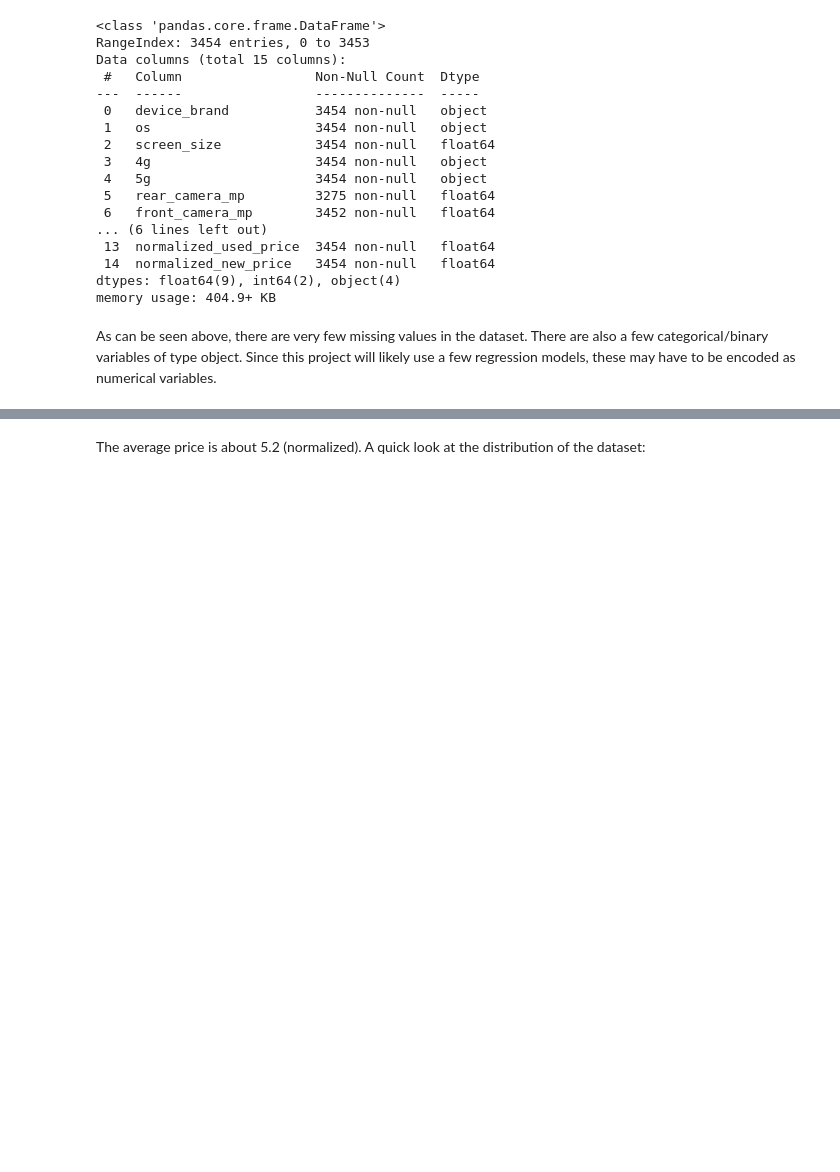
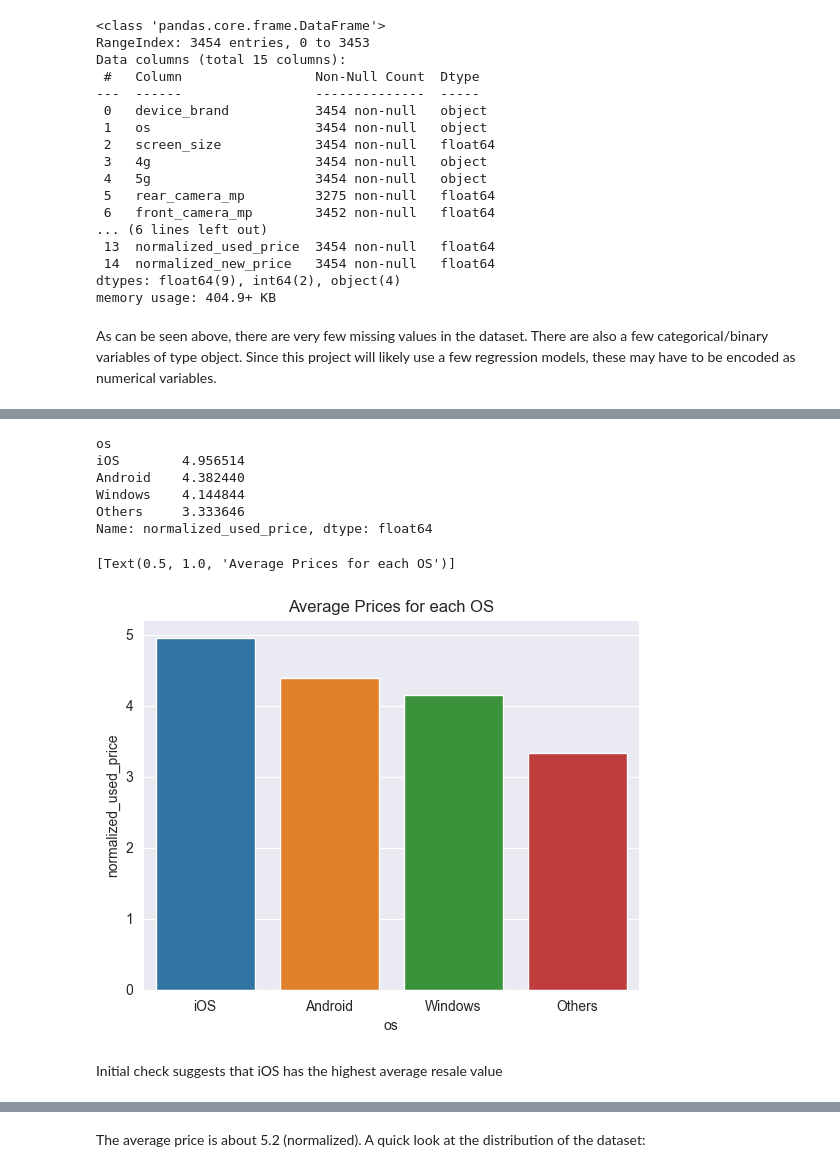
Before and after one commit to Thaps/ProjectPro, a Jupyter notebook: My Projects/ProjectPro/BigMart_Sales_Prediction/Notebooks/Exploratory Data Analysis.ipynb, the cells around one changed output, grey strips where cells are left out. Saved outputs shown, nothing was run; the diff lists cells and outputs as text; code cells hidden in the pictures; blank space fills up the shorter version.

```diff
--- a/My Projects/ProjectPro/BigMart_Sales_Prediction/Notebooks/Exploratory Data Analysis.ipynb
+++ b/My Projects/ProjectPro/BigMart_Sales_Prediction/Notebooks/Exploratory Data Analysis.ipynb
@@ -130,0 +476,20 @@ As can be seen above, there are very few missing values in the dataset. There ar
+# %%
+# Average resale value for each os
+osframe = df.groupby('os').mean('normalized_used_price')['normalized_used_price'].sort_values(ascending=False)
+
+osframe
+# %% [output]
+os
+iOS        4.956514
+Android    4.382440
+Windows    4.144844
+Others     3.333646
+Name: normalized_used_price, dtype: float64
+# %%
+# Barplot with average prices for each OS
+sns.barplot(y=osframe, x=osframe.index).set(title='Average Prices for each OS')
+# %% [output]
+[Text(0.5, 1.0, 'Average Prices for each OS')]
+[figure, added]
+# %% [markdown]
+Initial check suggests that iOS has the highest average resale value
```
Also changed, not shown: parts of 210 cells of this notebook, 17 other files.
